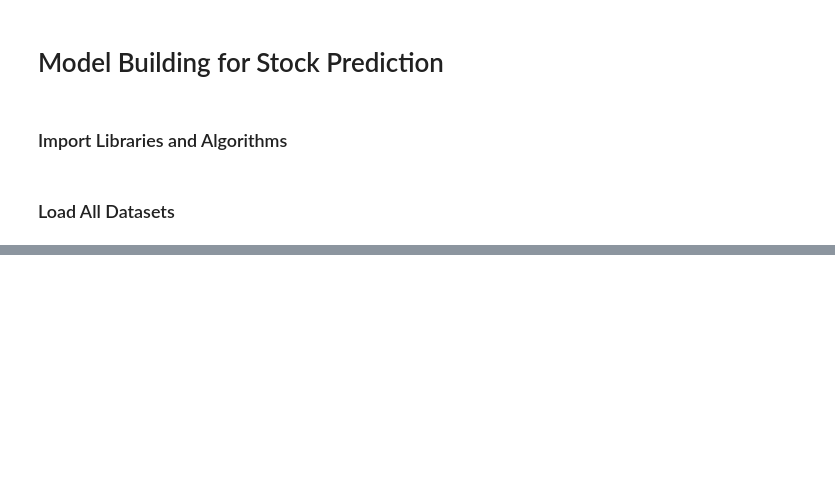
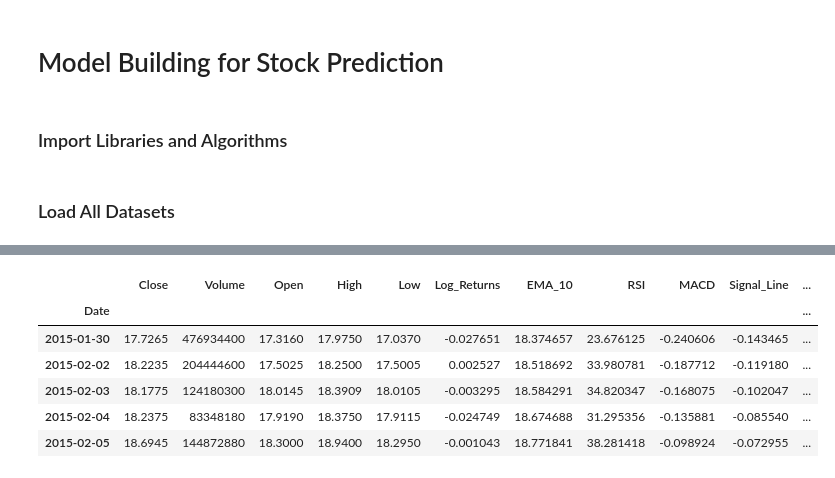
Before and after one commit to AnubhavYadavBCA25/MNCs-Companies-Stocks-Prediction, a Jupyter notebook: notebooks/Model-Building.ipynb, the cells around one changed output, grey strips where cells are left out. Drawn from its saved outputs; the diff is of its cells as text; code cells hidden in the pictures; blank space fills up the shorter version.

```diff
--- a/notebooks/Model-Building.ipynb
+++ b/notebooks/Model-Building.ipynb
@@ -50,0 +172,38 @@ df_nvidia['Date'] = pd.to_datetime(df_nvidia['Date'])
+# %%
+# Difference the data to make it stationary
+df_amazon_arima['Close_diff'] = df_amazon_arima['Close'].diff()
+df_apple_arima['Close_diff'] = df_apple_arima['Close'].diff()
+df_google_arima['Close_diff'] = df_google_arima['Close'].diff()
+df_meta_arima['Close_diff'] = df_meta_arima['Close'].diff()
+df_micro_arima['Close_diff'] = df_micro_arima['Close'].diff()
+df_netflix_arima['Close_diff'] = df_netflix_arima['Close'].diff()
+df_nvidia_arima['Close_diff'] = df_nvidia_arima['Close'].diff()
+
+result_diff_amazon = adfuller(df_amazon_arima['Close_diff'].dropna())
+result_diff_apple = adfuller(df_apple_arima['Close_diff'].dropna())
+result_diff_google = adfuller(df_google_arima['Close_diff'].dropna())
+result_diff_meta = adfuller(df_meta_arima['Close_diff'].dropna())
+result_diff_micro = adfuller(df_micro_arima['Close_diff'].dropna())
+result_diff_netflix = adfuller(df_netflix_arima['Close_diff'].dropna())
+result_diff_nvidia = adfuller(df_nvidia_arima['Close_diff'].dropna())
+
+print('Amazon ADF Statictic:', result_diff_amazon[0])
+print("Amazon p-value:", result_diff_amazon[1],'\n')
+
+print('Apple ADF Statictic:', result_diff_apple[0])
+print("Apple p-value:", result_diff_apple[1],'\n')
+
+print('Google ADF Statictic:', result_diff_google[0])
+print("Google p-value:", result_diff_google[1],'\n')
+
+print('Meta ADF Statictic:', result_diff_meta[0])
+print("Meta p-value:", result_diff_meta[1],'\n')
+
+print('Microsoft ADF Statictic:', result_diff_micro[0])
+print("Microsoft p-value:", result_diff_micro[1],'\n')
+
+print('Netflix ADF Statictic:', result_diff_netflix[0])
+print("Netflix p-value:", result_diff_netflix[1],'\n')
+
+print('Nvidia ADF Statictic:', result_diff_nvidia[0])
+print("Nvidia p-value:", result_diff_nvidia[1],'\n')
@@ -50,0 +231,10 @@ df_nvidia['Date'] = pd.to_datetime(df_nvidia['Date'])
+# %%
+df_amazon_arima.head()
+# %% [output]
+|  | Close | Volume | Open | High | Low | Log_Returns | EMA_10 | RSI | MACD | Signal_Line | ... |
+| Date |  |  |  |  |  |  |  |  |  |  | ... |
+| 2015-01-30 | 17.7265 | 476934400 | 17.3160 | 17.9750 | 17.0370 | -0.027651 | 18.374657 | 23.676125 | -0.240606 | -0.143465 | ... |
+| 2015-02-02 | 18.2235 | 204444600 | 17.5025 | 18.2500 | 17.5005 | 0.002527 | 18.518692 | 33.980781 | -0.187712 | -0.119180 | ... |
+| 2015-02-03 | 18.1775 | 124180300 | 18.0145 | 18.3909 | 18.0105 | -0.003295 | 18.584291 | 34.820347 | -0.168075 | -0.102047 | ... |
+| 2015-02-04 | 18.2375 | 83348180 | 17.9190 | 18.3750 | 17.9115 | -0.024749 | 18.674688 | 31.295356 | -0.135881 | -0.085540 | ... |
+| 2015-02-05 | 18.6945 | 144872880 | 18.3000 | 18.9400 | 18.2950 | -0.001043 | 18.771841 | 38.281418 | -0.098924 | -0.072955 | ... |
```
Also changed, not shown: parts of 17 cells of this notebook.
